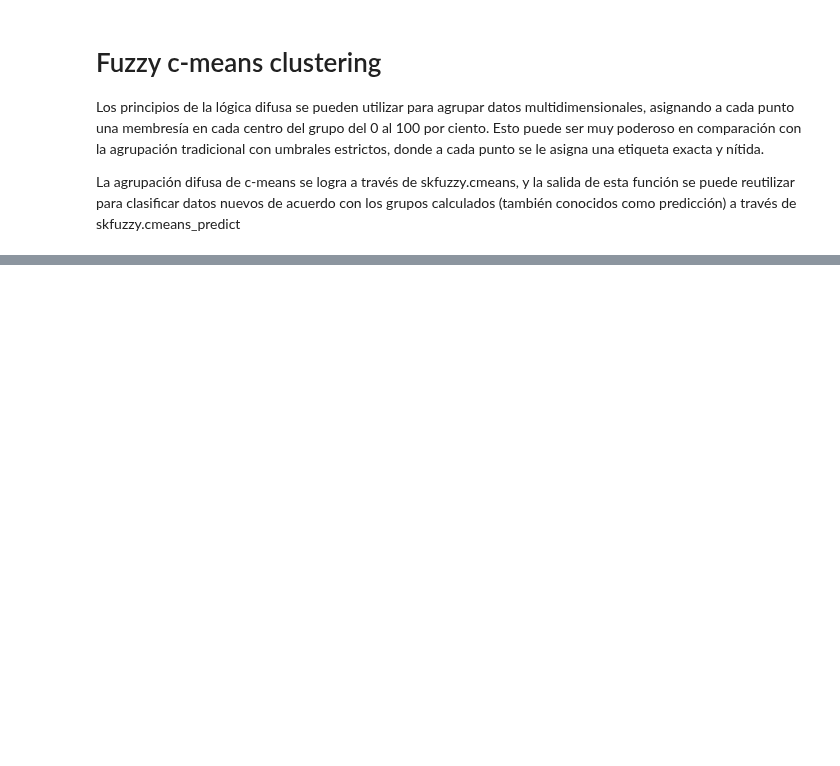
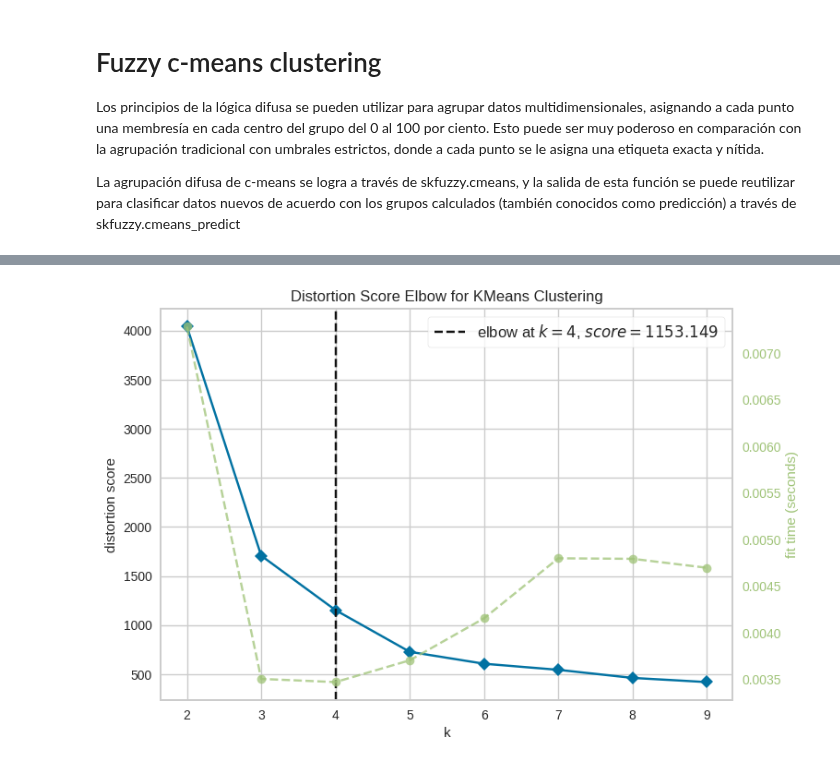
Before and after one commit to DeisyData/BIT_IA_Bootcamp, a Jupyter notebook: S10_C1_C_means_Fuzzy+kmeans.ipynb, the cells around one changed output, grey strips where cells are left out. Saved outputs shown, nothing was run; the diff lists cells and outputs as text; code cells hidden in the pictures; blank space fills up the shorter version.

```diff
--- a/S10_C1_C_means_Fuzzy+kmeans.ipynb
+++ b/S10_C1_C_means_Fuzzy+kmeans.ipynb
@@ -93,0 +101,5 @@ Text(0, 0.5, 'Fuzzy partition coefficient')
+# %%
+import pandas as pd
+
+data = pd.DataFrame({'x': xpts, 'y': ypts})
+data.info()
@@ -93,0 +116,10 @@ Text(0, 0.5, 'Fuzzy partition coefficient')
+# %%
+from sklearn.cluster import KMeans
+from yellowbrick.cluster import KElbowVisualizer
+model = KMeans(random_state=1)
+visualizer = KElbowVisualizer(model, k=(2,10))
+visualizer.fit(data)
+visualizer.show()
+plt.show()
+# %% [output]
+[figure, added]
```
Also changed, not shown: parts of 10 cells of this notebook.
